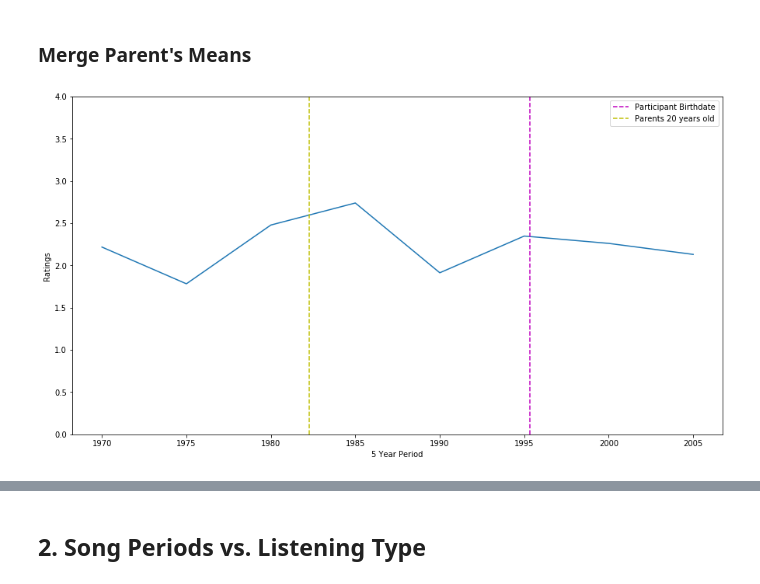
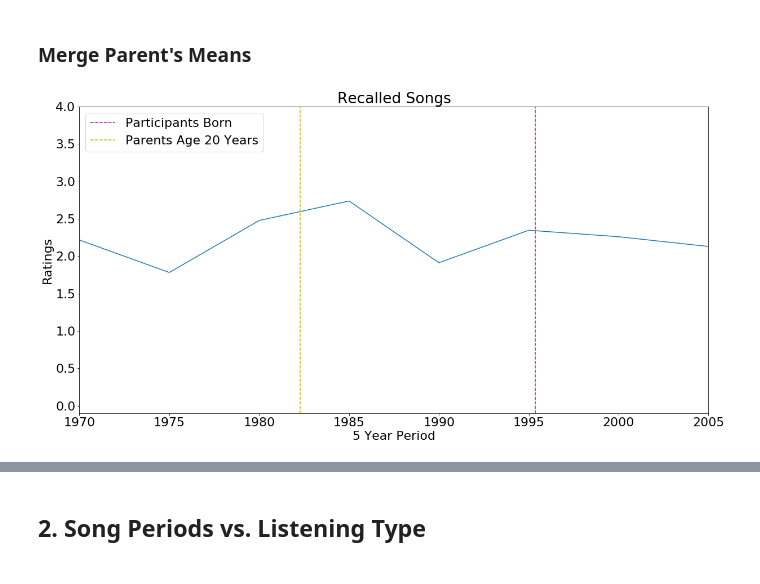
Before and after one commit to loganstillings/MPC_Cascading_Reminiscence_Bumps, a Jupyter notebook: data/Data_Visualization.ipynb, the cells around one changed output, grey strips where cells are left out. Drawn from its saved outputs; the diff is of its cells as text; code cells hidden in the pictures.

```diff
--- a/data/Data_Visualization.ipynb
+++ b/data/Data_Visualization.ipynb
@@ -41,4 +32,2 @@ x_axis = ["1970-1974",
-# %%
-df_song_recall.index = x_axis
 # %% [markdown]
 ### Merge Parent's Means
@@ -45,15 +36,17 @@ df_song_recall.index = x_axis
 # %%
 parents_mean = (participant_stat.loc["mean","Mother Birthdate"] + participant_stat.loc["mean","Father Birthdate"]) /2
 # %%
-plt.figure(figsize=(15,8))
+matplotlib.rc('font',**font)
+plt.figure(figsize=(20,10))
 plt.plot(df_song_recall.index,df_song_recall["Recalled Songs"])
-plt.axvline(participant_stat.loc["mean","Participant Birthdate"], linestyle="dashed",c="m", label="Participant Birthdate")
-plt.axvline(parents_mean+20, linestyle="dashed",c="y", label="Parents 20 years old")
-plt.ylim([0,4])
+plt.axvline(participant_stat.loc["mean","Participant Birthdate"], linestyle="dashed",c="m", label="Participants Born")
+plt.axvline(parents_mean+20, linestyle="dashed",c="y", label="Parents Age 20 Years")
+plt.ylim([-0.1,4])
+plt.xlim([1970,2005])
 plt.xlabel("5 Year Period")
 plt.ylabel("Ratings")
-#plt.title("Song Periods vs. Recalled Songs")
+plt.title("Recalled Songs")
 plt.legend()
 plt.show()
 # %% [output]
-[figure, old version]
+[figure, new version]
```
Also changed, not shown: parts of 18 cells of this notebook, 1 other file.
